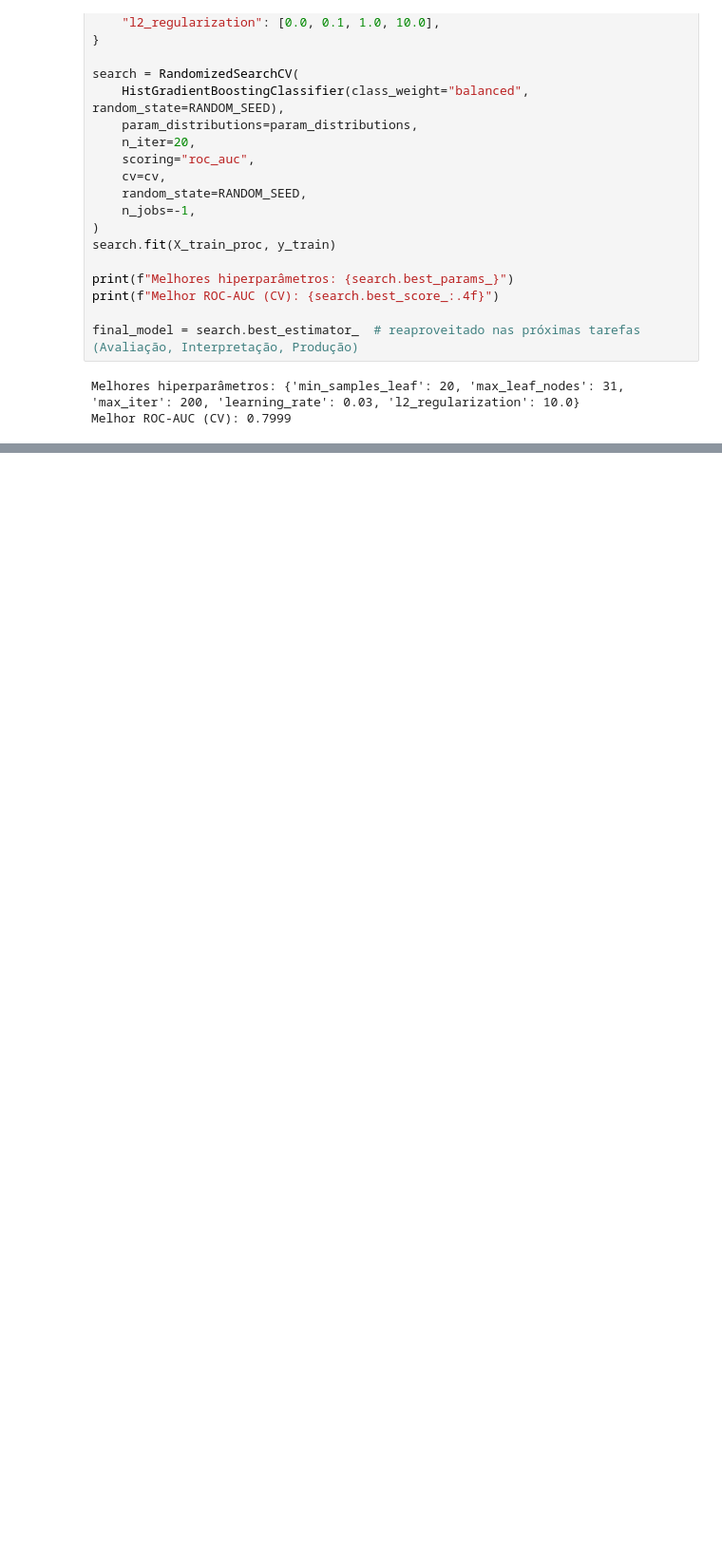
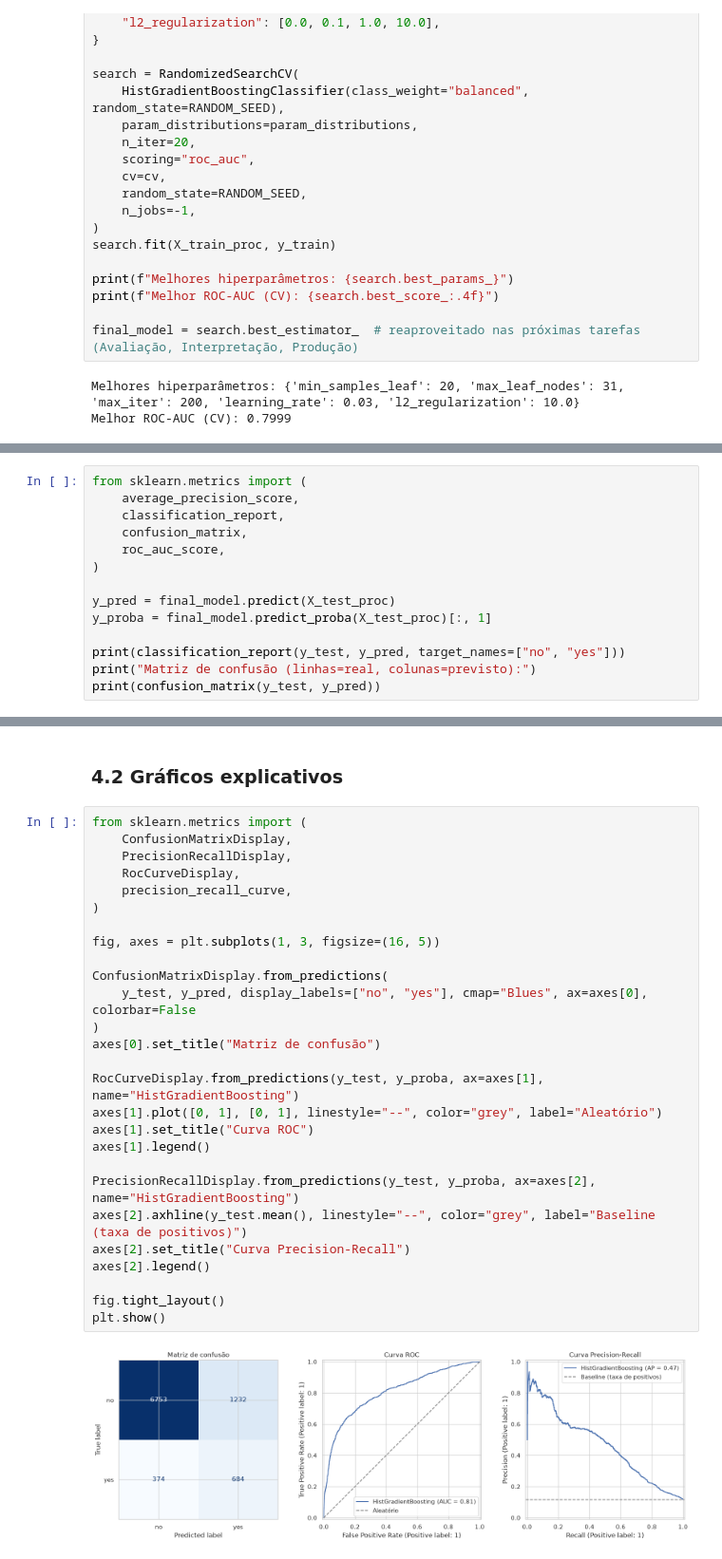
Before and after one commit to solanojacon/keyrus, a Jupyter notebook: bank_marketing.ipynb, the cells around one changed output, grey strips where cells are left out. Shown at 95% size. Saved outputs shown, nothing was run; the diff lists cells and outputs as text; blank space fills up the shorter version.

```diff
--- a/bank_marketing.ipynb
+++ b/bank_marketing.ipynb
@@ -445,0 +459,14 @@ Melhor ROC-AUC (CV): 0.7999
+# %%
+from sklearn.metrics import (
+    average_precision_score,
+    classification_report,
+    confusion_matrix,
+    roc_auc_score,
+)
+
+y_pred = final_model.predict(X_test_proc)
+y_proba = final_model.predict_proba(X_test_proc)[:, 1]
+
+print(classification_report(y_test, y_pred, target_names=["no", "yes"]))
+print("Matriz de confusão (linhas=real, colunas=previsto):")
+print(confusion_matrix(y_test, y_pred))
@@ -445,0 +498,31 @@ Melhor ROC-AUC (CV): 0.7999
+# %% [markdown]
+### 4.2 Gráficos explicativos
+# %%
+from sklearn.metrics import (
+    ConfusionMatrixDisplay,
+    PrecisionRecallDisplay,
+    RocCurveDisplay,
+    precision_recall_curve,
+)
+
+fig, axes = plt.subplots(1, 3, figsize=(16, 5))
+
+ConfusionMatrixDisplay.from_predictions(
+    y_test, y_pred, display_labels=["no", "yes"], cmap="Blues", ax=axes[0], colorbar=False
+)
+axes[0].set_title("Matriz de confusão")
+
+RocCurveDisplay.from_predictions(y_test, y_proba, ax=axes[1], name="HistGradientBoosting")
+axes[1].plot([0, 1], [0, 1], linestyle="--", color="grey", label="Aleatório")
+axes[1].set_title("Curva ROC")
+axes[1].legend()
+
+PrecisionRecallDisplay.from_predictions(y_test, y_proba, ax=axes[2], name="HistGradientBoosting")
+axes[2].axhline(y_test.mean(), linestyle="--", color="grey", label="Baseline (taxa de positivos)")
+axes[2].set_title("Curva Precision-Recall")
+axes[2].legend()
+
+fig.tight_layout()
+plt.show()
+# %% [output]
+[figure, added]
```
Also changed, not shown: parts of 6 cells of this notebook, 1 other file.
